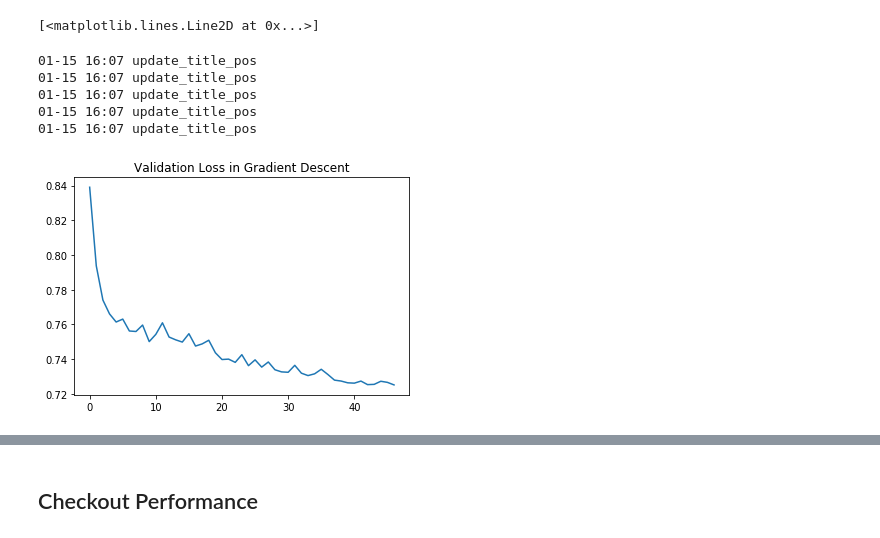
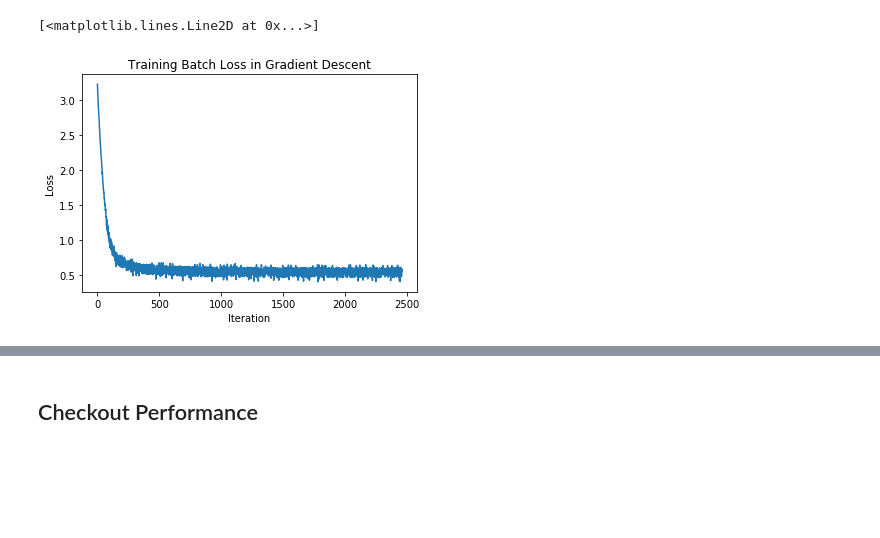
Before and after one commit to q0115643/arithmetic-hash, a Jupyter notebook: Untitled.ipynb, the cells around one changed output, grey strips where cells are left out. Saved outputs shown, nothing was run; the diff lists cells and outputs as text; code cells hidden in the pictures; blank space fills up the shorter version.

```diff
--- a/Untitled.ipynb
+++ b/Untitled.ipynb
@@ -257,12 +22,9 @@ train_loss_record = state['train_loss_record']
 # %%
 plt.figure()
-plt.title("Validation Loss in Gradient Descent")
-plt.plot(eval_loss_record)
+plt.title("Training Batch Loss in Gradient Descent")
+plt.xlabel("Iteration")
+plt.ylabel("Loss")
+plt.plot(train_loss_record)
 # %% [output]
 [<matplotlib.lines.Line2D at 0x...>]
-01-15 16:07 update_title_pos
-01-15 16:07 update_title_pos
-01-15 16:07 update_title_pos
-01-15 16:07 update_title_pos
-01-15 16:07 update_title_pos
-[figure, old version]
+[figure, new version]
```
Also changed, not shown: parts of 30 cells of this notebook, 9 other files.
